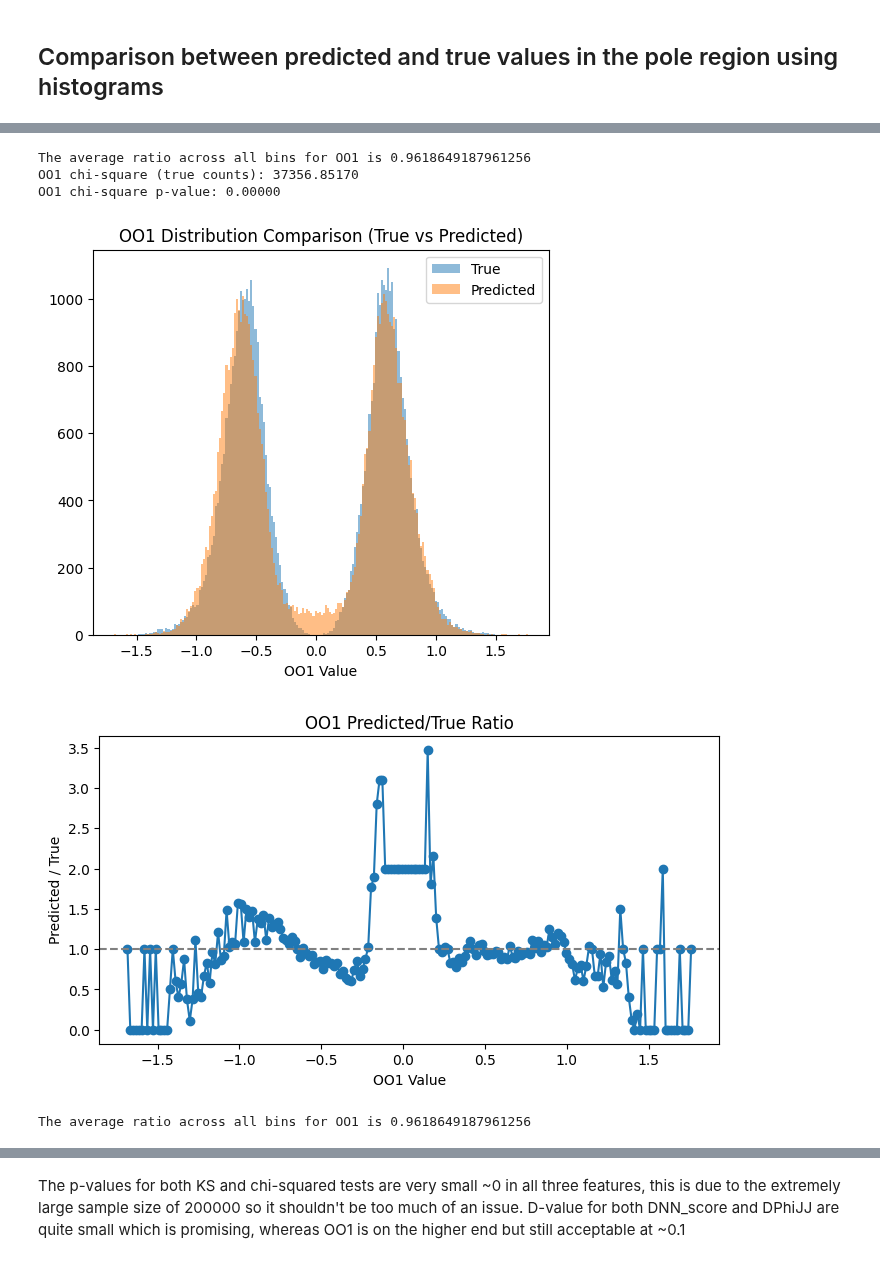
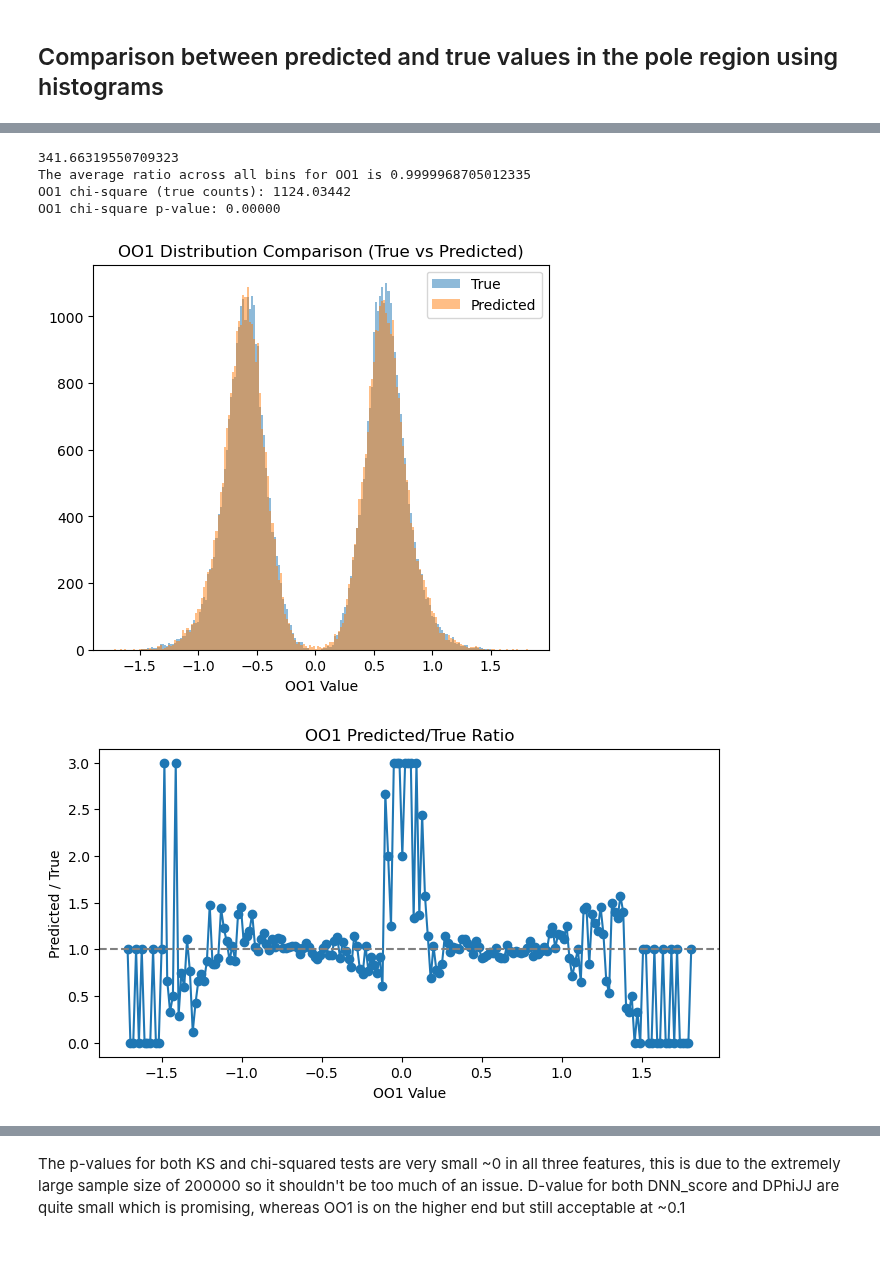
Before and after one commit to Pigwiggy/senior-honours-project, a Jupyter notebook: multifeature_flow-matching2.0.ipynb, the cells around one changed output, grey strips where cells are left out. Saved outputs shown, nothing was run; the diff lists cells and outputs as text; code cells hidden in the pictures.

```diff
--- a/multifeature_flow-matching2.0.ipynb
+++ b/multifeature_flow-matching2.0.ipynb
@@ -435,8 +435,8 @@ csv2.to_csv(f'data_dump/sampled_data/training{training_steps/1000}k_samples{samp
 from scipy.stats import ks_2samp
 
 # Remove comment #s and replace the file paths with desired data to perform statistical analysis
-true_points_pole = pd.read_csv('data_dump/sampled_data/training3000.0k_samples50.0k_true.csv')
-pred_points_pole = pd.read_csv('data_dump/sampled_data/training3000.0k_samples50.0k_predicted.csv')
+true_points_pole = pd.read_csv('data_dump/sampled_data/training25.0k_samples50.0k_true.csv')
+pred_points_pole = pd.read_csv('data_dump/sampled_data/training25.0k_samples50.0k_predicted.csv')
 
 real_dnn = true_points_pole['DNN_score'].to_numpy()
 model_dnn = pred_points_pole['DNN_score'].to_numpy()
@@ -469,13 +471,19 @@ DNN_num_bins = 40
 DNN_bin_edges = np.histogram_bin_edges(np.concatenate([DNN_true_vals, DNN_pred_vals]), bins=DNN_num_bins)
 DNN_true_counts = np.histogram(DNN_true_vals, bins=DNN_bin_edges)[0]
 DNN_pred_counts = np.histogram(DNN_pred_vals, bins=DNN_bin_edges)[0]
-DNN_ratio = DNN_pred_counts / np.maximum(DNN_true_counts, 1)
 
 
+DNN_raw_ratio = DNN_pred_counts / np.maximum(DNN_true_counts, 1)
+DNN_ratio_score = np.sum(np.abs(np.log(DNN_raw_ratio + 1e-6)))
+print(DNN_ratio_score)
+
+
+DNN_ratio = DNN_pred_counts / np.maximum(DNN_true_counts, 1)
 # Addressing the issue of very large ratios in some bins by capping the ratio at a reasonable value (e.g., 2)
 for i in range(len(DNN_ratio)):
-    if DNN_ratio[i] > 5:
-        DNN_ratio[i] = 2
+    if DNN_ratio[i] > 3:
+        DNN_ratio[i] = 3
+
 
 print(f"The average ratio across all bins for DNN_score is {np.mean(DNN_ratio)}")
 
@@ -528,52 +537,54 @@ OO1_num_bins = 200
 OO1_bin_edges = np.histogram_bin_edges(np.concatenate([OO1_true_vals, OO1_pred_vals]), bins=OO1_num_bins)
 OO1_true_counts = np.histogram(OO1_true_vals, bins=OO1_bin_edges)[0]
 OO1_pred_counts = np.histogram(OO1_pred_vals, bins=OO1_bin_edges)[0]
+
+OO1_raw_ratio = OO1_pred_counts / np.maximum(OO1_true_counts, 1)
+OO1_ratio_score = np.sum(np.abs(np.log(OO1_raw_ratio + 1e-6)))
+print(OO1_ratio_score)
+
+
 OO1_ratio = OO1_pred_counts / np.maximum(OO1_true_counts, 1)
-
 # Addressing the issue of very large ratios in some bins by capping the ratio at a reasonable value (e.g., 2)
 for i in range(len(OO1_ratio)):
-    if OO1_ratio[i] > 5:
-        OO1_ratio[i] = 2
+    if OO1_ratio[i] > 3:
+        OO1_ratio[i] = 3
 
 
 print(f"The average ratio across all bins for OO1 is {np.mean(OO1_ratio)}")
 
 # Using chi-square test to compare the predicted and true counts in each bin of the OO1 distribution
 OO1_chi_square = np.sum((OO1_pred_counts - OO1_true_counts)**2 / np.maximum(OO1_true_counts, 1))
 print(f"OO1 chi-square (true counts): {OO1_chi_square:.5f}")
 p_value = 1 - stats.chi2.cdf(OO1_chi_square, df=OO1_num_bins-1)
 print(f"OO1 chi-square p-value: {p_value:.5f}")
 
 # Bin centers for plotting
 OO1_bin_centers = 0.5 * (OO1_bin_edges[:-1] + OO1_bin_edges[1:])
 
 plt.figure(1, figsize=(20, 5))
 plt.subplot(1, 3, 1)
 plt.hist(OO1_true_df, bins=OO1_bin_edges, alpha=0.5, label='True')
 plt.hist(OO1_pred_df, bins=OO1_bin_edges, alpha=0.5, label='Predicted')
 plt.xlabel('OO1 Value')
 plt.title('OO1 Distribution Comparison (True vs Predicted)')
 plt.legend()
 plt.savefig('graphs/OO1_comparison.png')
 
 plt.figure(figsize=(8, 4))
 plt.plot(OO1_bin_centers, OO1_ratio, marker='o')
 plt.axhline(1.0, color='gray', linestyle='--')
 plt.xlabel('OO1 Value')
 plt.ylabel('Predicted / True')
 plt.title('OO1 Predicted/True Ratio')
 plt.savefig('graphs/OO1_ratio.png')
 plt.show()
-
-
-print(f"The average ratio across all bins for OO1 is {np.mean(OO1_ratio)}")
 # %% [output]
-The average ratio across all bins for OO1 is 0.9618649187961256
-OO1 chi-square (true counts): 37356.85170
+341.66319550709323
+The average ratio across all bins for OO1 is 0.9999968705012335
+OO1 chi-square (true counts): 1124.03442
 OO1 chi-square p-value: 0.00000
-[figure, old version]
+[figure, new version]
-[figure, old version]
+[figure, new version]
-The average ratio across all bins for OO1 is 0.9618649187961256
 # %%
 # DPhi_jj distribution
 DPhi_true_df = np.sort(true_points_pole[['DPhi_jj']].to_numpy())
```
Also changed, not shown: parts of 3 cells of this notebook.
